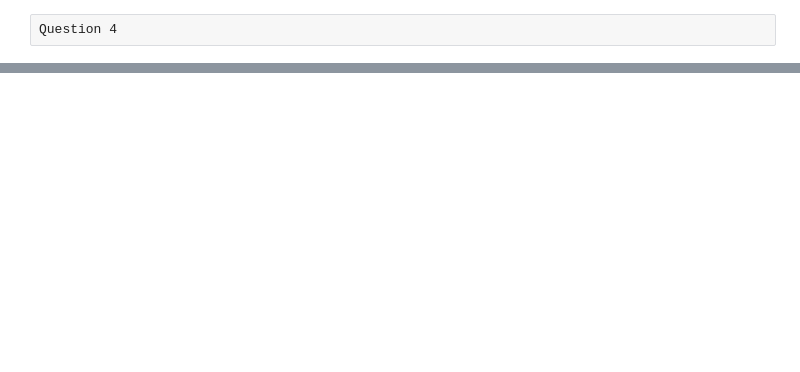
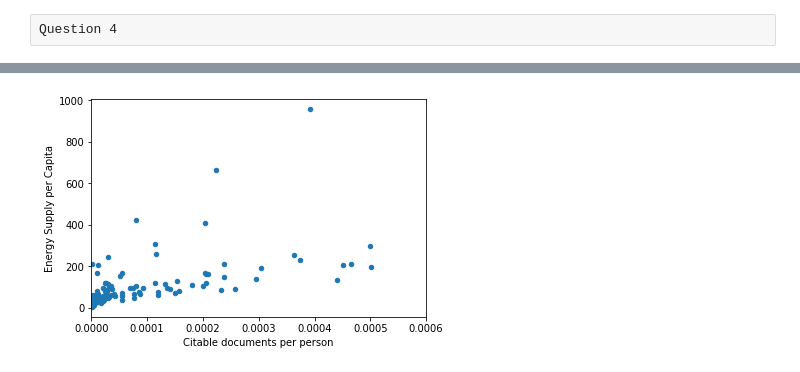
Before and after one commit to erv4gen/DS-Playground, a Jupyter notebook: energy_supply_analisis.ipynb, the cells around one changed output, grey strips where cells are left out. Drawn from its saved outputs; the diff is of its cells as text; code cells hidden in the pictures; blank space fills up the shorter version.

```diff
--- a/energy_supply_analisis.ipynb
+++ b/energy_supply_analisis.ipynb
@@ -126,0 +131,5 @@ Question 4
+# %%
+qw_column = 'Self-Citations/Total Citations'
+df[qw_column] = ((df['Self-citations'])/sum(df['Self-citations']))
+qw7 =  df[qw_column].argmax(), df[qw_column].max()
+print(qw7)
@@ -126,0 +140,5 @@ Question 4
+# %%
+qw_column8 = "Energy Supply/Energy Supply per capita"
+df[qw_column8] = ((df['Energy Supply'])/(df['Energy Supply per Capita']))
+qw8 = df.sort_values(by=qw_column8)
+qw8.index[2]
@@ -126,0 +160,5 @@ Question 4
+# %%
+qw9_row = 'Count of person'
+qw9_row1 = 'Citable documents per person'
+df[qw9_row] = (df['Energy Supply']/ (df['Energy Supply per Capita']))
+df[qw9_row1] = (df['Citable documents']/ (df[qw9_row ]) )
@@ -126,0 +194,6 @@ Question 4
+# %%
+#ploting
+df.plot(x='Citable documents per person', y='Energy Supply per Capita', kind='scatter', xlim=[0, 0.0006])
+plt.show()
+# %% [output]
+[figure, added]
```
Also changed, not shown: parts of 19 cells of this notebook.
